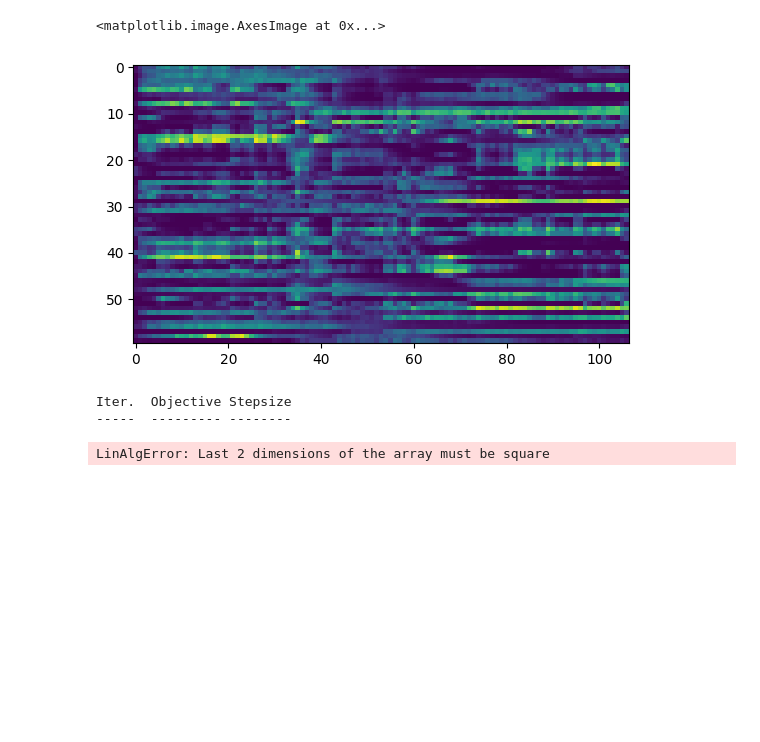
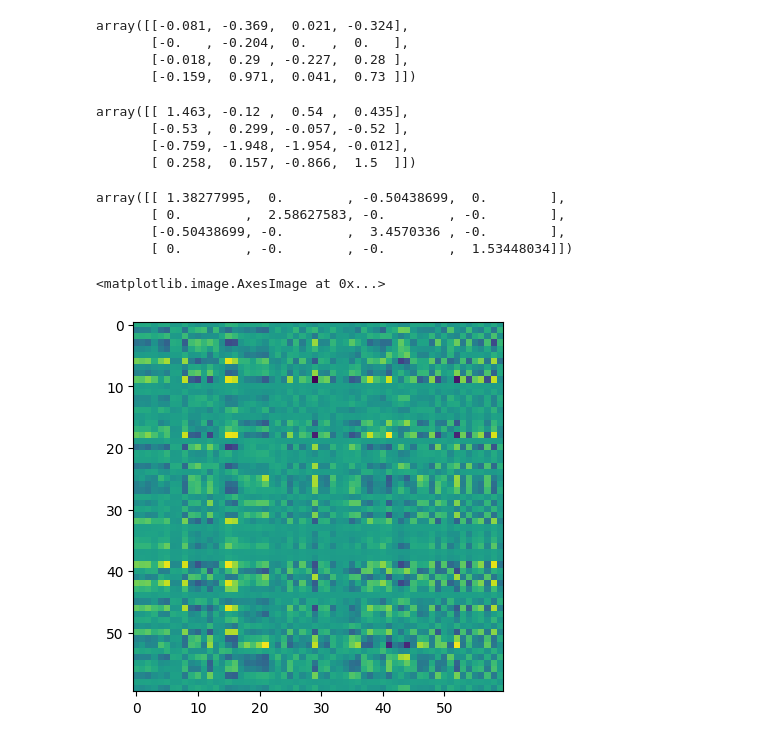
Before and after one commit to junipertcy/functional-connectivity, a Jupyter notebook: 01_playground.ipynb, the cells around one changed output. Drawn from its saved outputs; the diff is of its cells as text; code cells hidden in the pictures; blank space fills up the shorter version.

```diff
--- a/01_playground.ipynb
+++ b/01_playground.ipynb
@@ -30,41 +109,29 @@ x = sum_chunk(input, 50)
+# %%
+np.around(np.linalg.inv(estimated_cov), decimals=3)
+# %% [output]
+array([[-0.081, -0.369,  0.021, -0.324],
+       [-0.   , -0.204,  0.   ,  0.   ],
+       [-0.018,  0.29 , -0.227,  0.28 ],
+       [-0.159,  0.971,  0.041,  0.73 ]])
+# %%
+np.around(estimated_cov, decimals=3)
+# %% [output]
+array([[ 1.463, -0.12 ,  0.54 ,  0.435],
+       [-0.53 ,  0.299, -0.057, -0.52 ],
+       [-0.759, -1.948, -1.954, -0.012],
+       [ 0.258,  0.157, -0.866,  1.5  ]])
+# %%
+cov.precision_
+# %% [output]
+array([[ 1.38277995,  0.        , -0.50438699,  0.        ],
+       [ 0.        ,  2.58627583, -0.        , -0.        ],
+       [-0.50438699, -0.        ,  3.4570336 , -0.        ],
+       [ 0.        , -0.        , -0.        ,  1.53448034]])
 # %%
-plt.imshow(x)
+plt.imshow(dual)
 # %% [output]
 <matplotlib.image.AxesImage at 0x...>
-[figure, old version]
+[figure, new version]
-# %%
-data = input
-
-
-def loss_function(theta, data):
-    loss = np.trace(theta @ data) - np.linalg.slogdet(theta)[1]
-    return loss
-
-
-def gradient(theta, data):
-    # Compute the inverse of the covariance matrix
-    inv_data = np.linalg.inv(data)
-
-    # Compute the gradient
-    gradient_matrix = - inv_data @ theta
-
-    return gradient_matrix
-
-
-f = lambda x: loss_function(x, data)
-grad = lambda x: gradient(x, data)
-
-tau = 2
-prox = lambda x, t: np.sign(x) * np.maximum(0, np.fabs(x) - tau * t)
-prox_fcn = lambda x: tau * norm(x, ord=1)
-
-dual, _ = gradientDescent(
-    f, grad, x0=np.random.randn(60, 60), prox=prox, prox_obj=prox_fcn, saveHistory=True, restart=50
-)
-# %% [output]
-Iter.  Objective Stepsize
------  --------- --------
-LinAlgError: Last 2 dimensions of the array must be square
 # %%
 loss_function(np.random.randn(60, 60), data)
 # %% [output]
```
Also changed, not shown: parts of 31 cells of this notebook, 1 other file.
